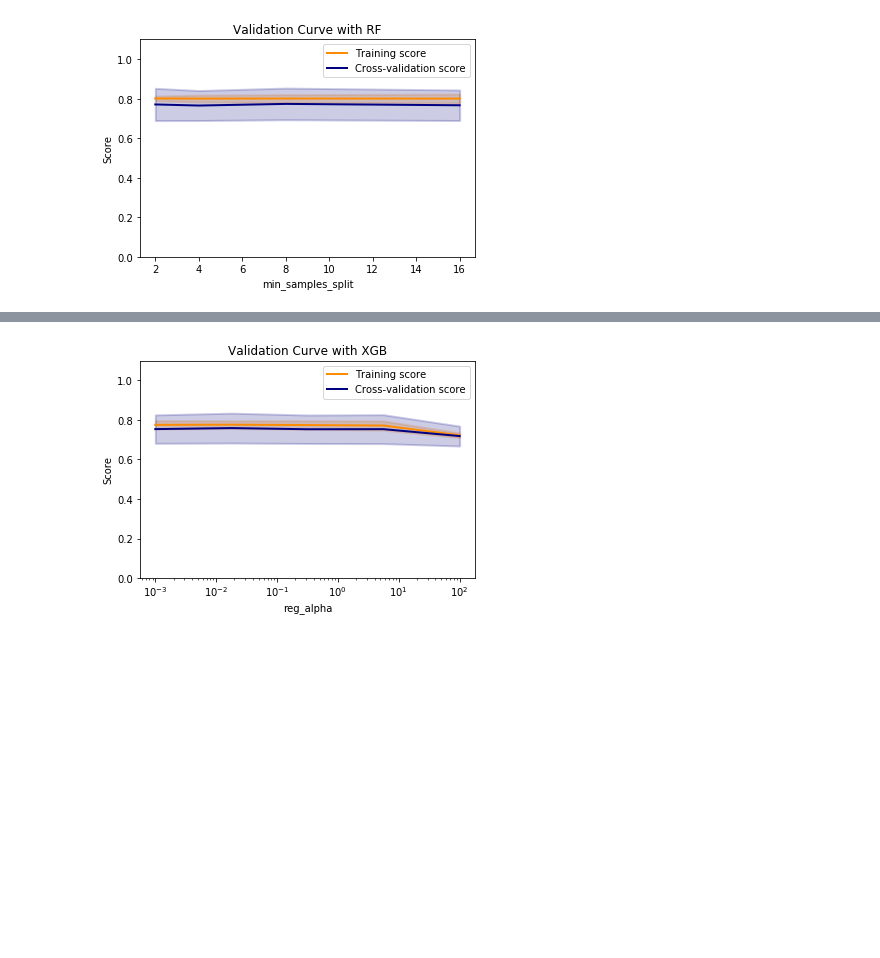
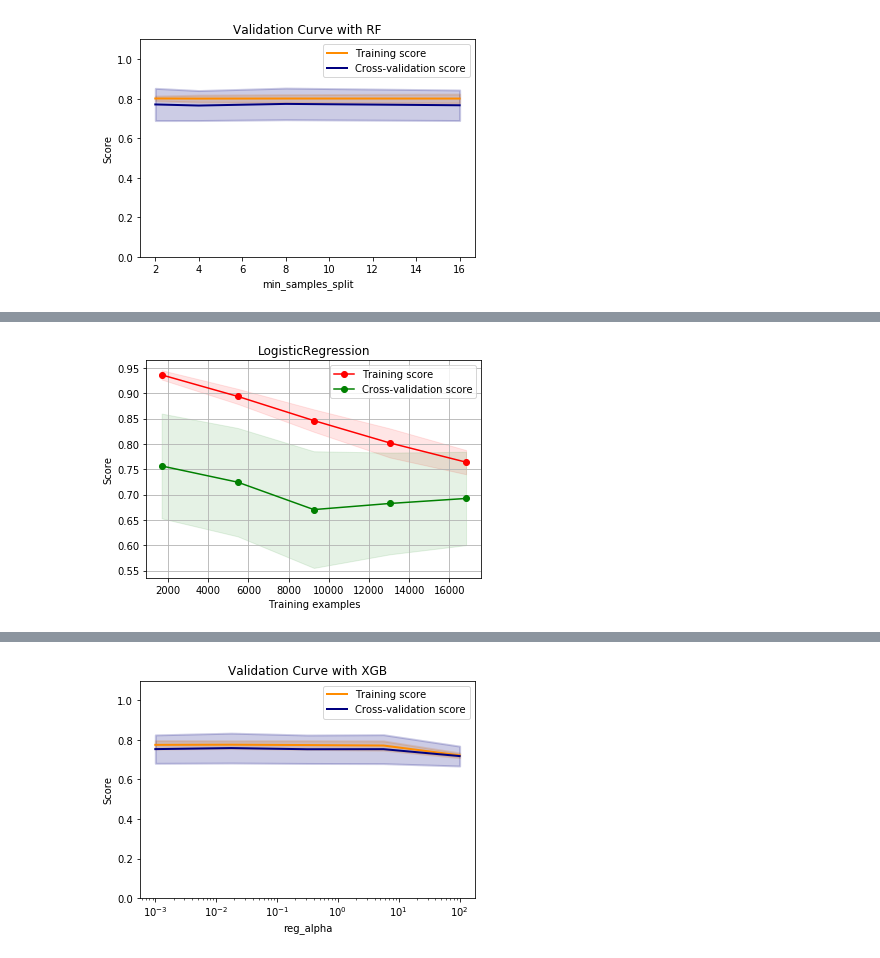
Before and after one commit to marco-bellini/NLP_disaster, a Jupyter notebook: classify_ttv.ipynb, the cells around one changed output, grey strips where cells are left out. Saved outputs shown, nothing was run; the diff lists cells and outputs as text; code cells hidden in the pictures; blank space fills up the shorter version.

```diff
--- a/classify_ttv.ipynb
+++ b/classify_ttv.ipynb
@@ -1029,0 +1070,6 @@ plt.xlabel("min_samples_split");
+# %%
+clf_lr=LogisticRegression(random_state=0, solver='liblinear',penalty='l1',max_iter=200,class_weight='balanced' )
+dfh.plot_learning_curve(clf_lr, 'LogisticRegression',  bow1k_bal['Xtrain'], bow1k_bal['Ytrain'], ylim=None, cv=5,
+                    n_jobs=4, train_sizes=np.linspace(.1, 1.0, 5), scoring='f1');
+# %% [output]
+[figure, added]
```
Also changed, not shown: parts of 8 cells of this notebook.
